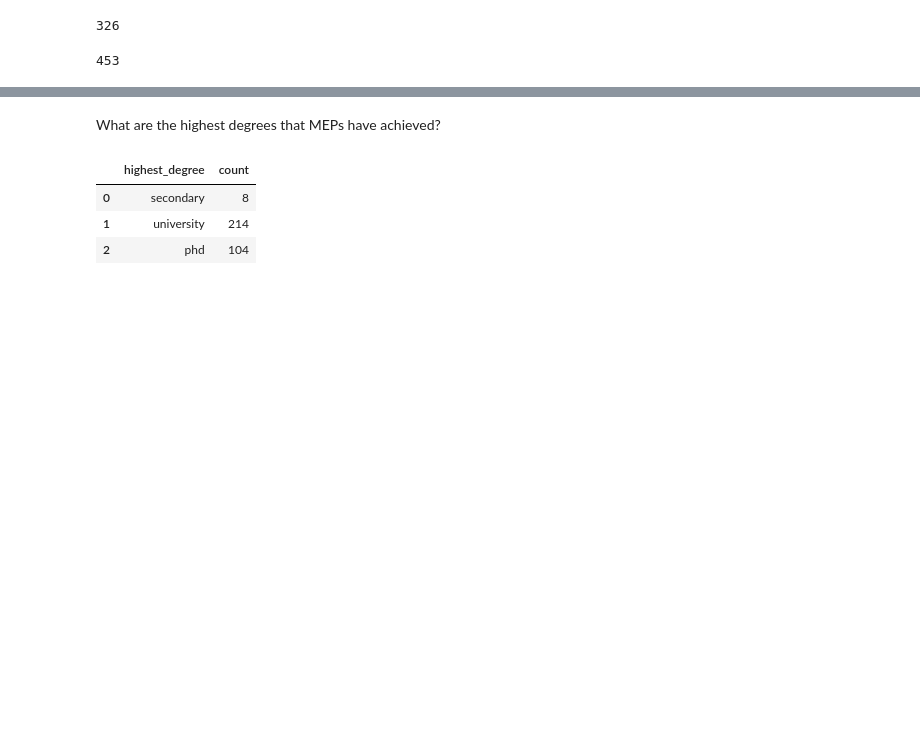
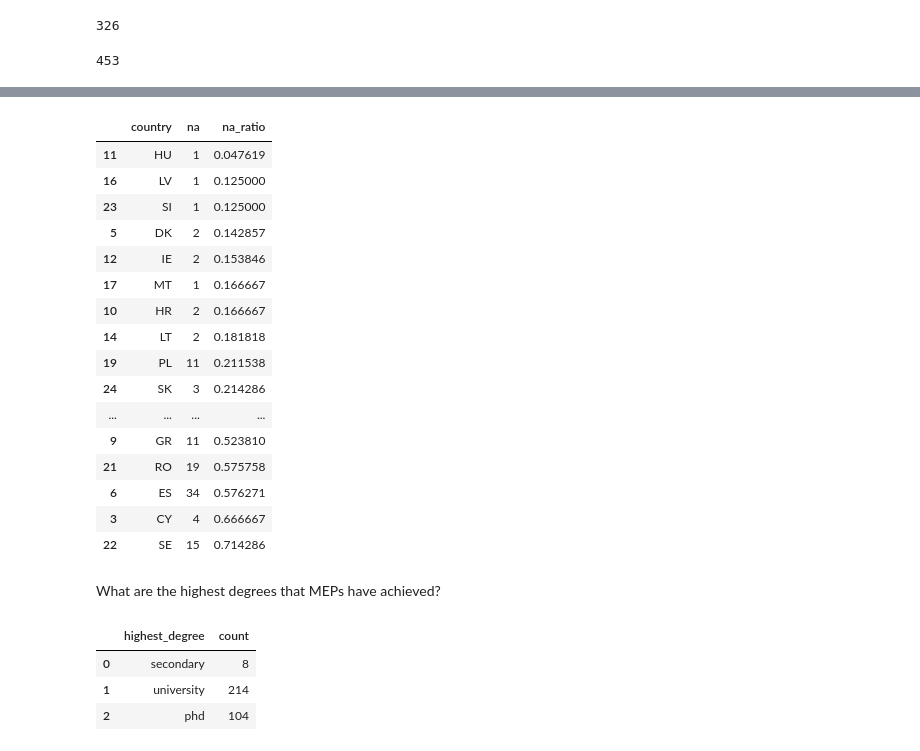
Before and after one commit to SWRdata/p081_euparlament_divers, a Jupyter notebook: analysis/analyse.ipynb, the cells around one changed output, grey strips where cells are left out. Cells and saved outputs as stored; diff of their text form; code cells hidden in the pictures; blank space fills up the shorter version.

```diff
--- a/analysis/analyse.ipynb
+++ b/analysis/analyse.ipynb
@@ -289,3 +351,24 @@ len(meps_df.loc[meps_df["educated_at"].notna()].index)
+# %%
+educated_at_country_df = check_education_na(meps_df, "educated_at", "country")
+educated_at_country_df
+# %% [output]
+|  | country | na | na_ratio |
+| 11 | HU | 1 | 0.047619 |
+| 16 | LV | 1 | 0.125000 |
+| 23 | SI | 1 | 0.125000 |
+| 5 | DK | 2 | 0.142857 |
+| 12 | IE | 2 | 0.153846 |
+| 17 | MT | 1 | 0.166667 |
+| 10 | HR | 2 | 0.166667 |
+| 14 | LT | 2 | 0.181818 |
+| 19 | PL | 11 | 0.211538 |
+| 24 | SK | 3 | 0.214286 |
+| ... | ... | ... | ... |
+| 9 | GR | 11 | 0.523810 |
+| 21 | RO | 19 | 0.575758 |
+| 6 | ES | 34 | 0.576271 |
+| 3 | CY | 4 | 0.666667 |
+| 22 | SE | 15 | 0.714286 |
 # %% [markdown]
 What are the highest degrees that MEPs have achieved?
 # %%
```
Also changed, not shown: parts of 26 cells of this notebook.
